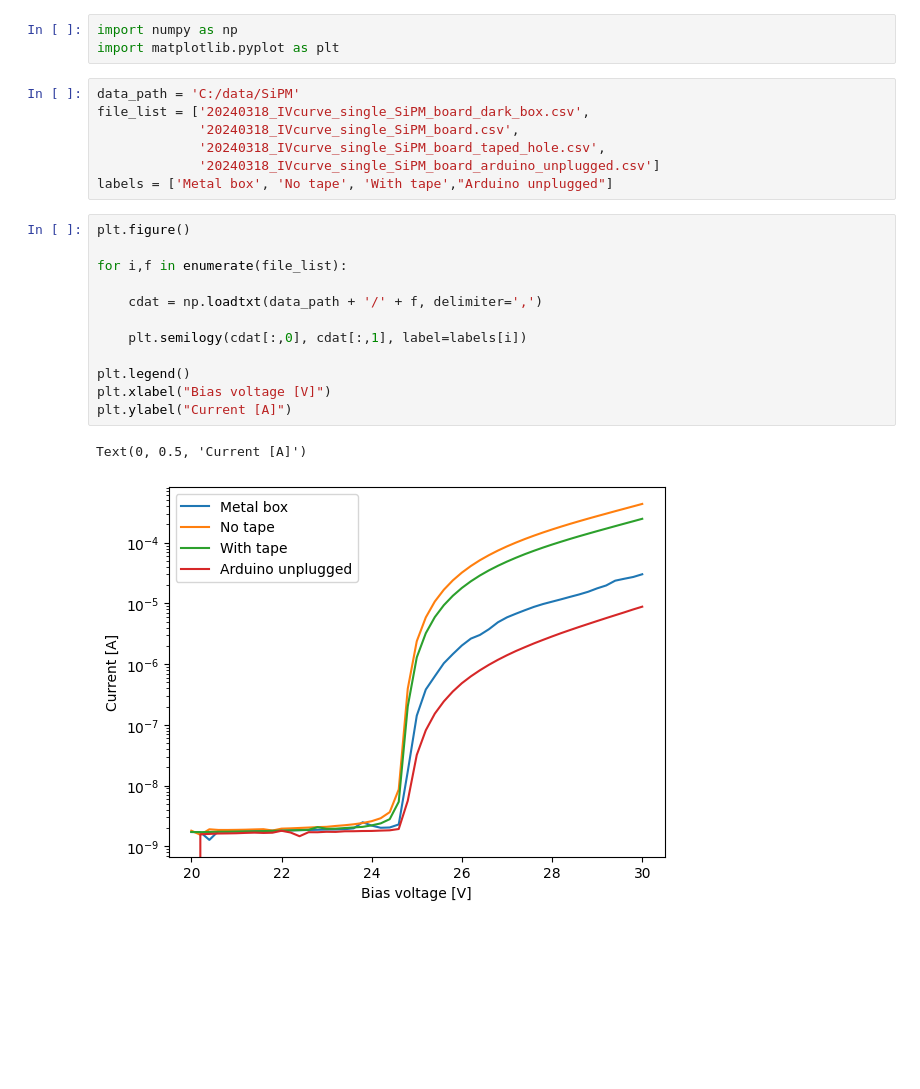
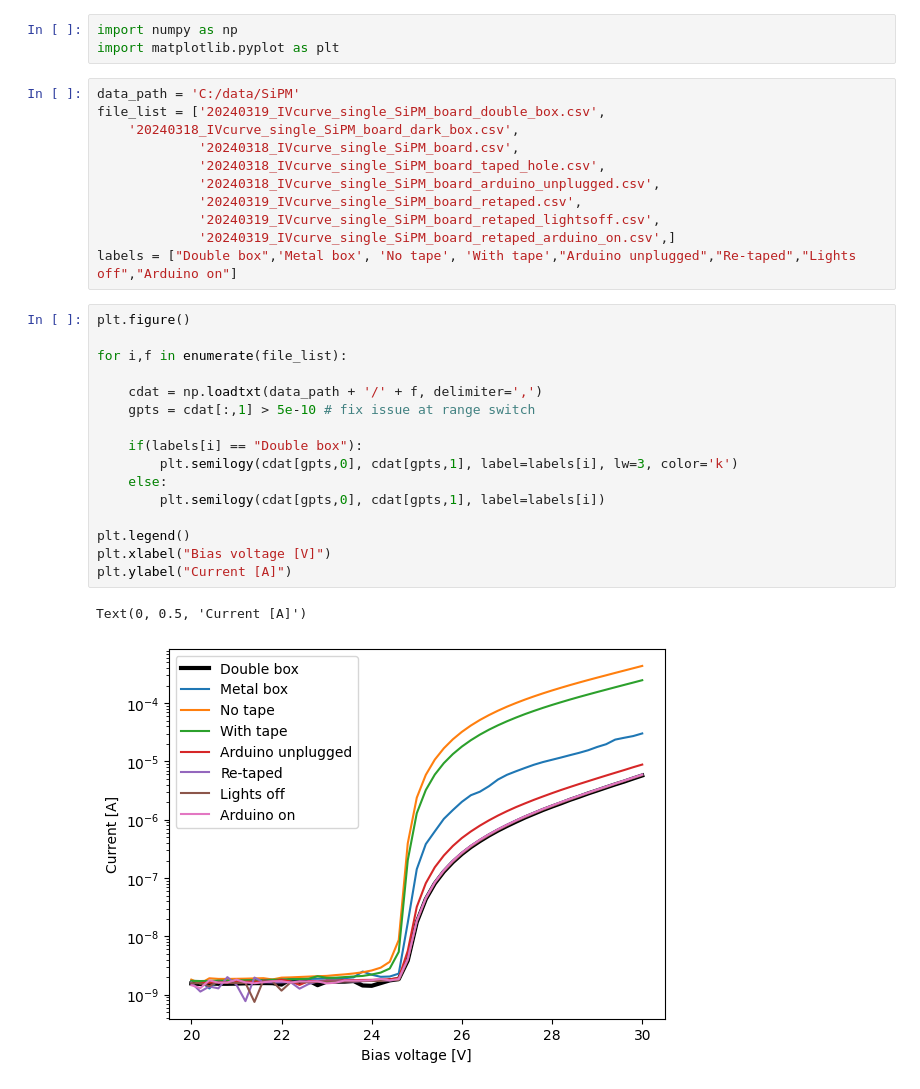
Before and after one commit to Moore-Lab/nanospheres, a Jupyter notebook: SiPMs/IV_curves/analyze_iv.ipynb, the cells around one changed output. Saved outputs shown, nothing was run; the diff lists cells and outputs as text; blank space fills up the shorter version.

Commit message:
updated IV curves

```diff
--- a/SiPMs/IV_curves/analyze_iv.ipynb
+++ b/SiPMs/IV_curves/analyze_iv.ipynb
@@ -3,23 +3,31 @@ import numpy as np
 import matplotlib.pyplot as plt
 # %%
 data_path = 'C:/data/SiPM'
-file_list = ['20240318_IVcurve_single_SiPM_board_dark_box.csv',
+file_list = ['20240319_IVcurve_single_SiPM_board_double_box.csv',
+    '20240318_IVcurve_single_SiPM_board_dark_box.csv',
              '20240318_IVcurve_single_SiPM_board.csv',
              '20240318_IVcurve_single_SiPM_board_taped_hole.csv',
-             '20240318_IVcurve_single_SiPM_board_arduino_unplugged.csv']
-labels = ['Metal box', 'No tape', 'With tape',"Arduino unplugged"]
+             '20240318_IVcurve_single_SiPM_board_arduino_unplugged.csv',
+             '20240319_IVcurve_single_SiPM_board_retaped.csv',
+             '20240319_IVcurve_single_SiPM_board_retaped_lightsoff.csv',
+             '20240319_IVcurve_single_SiPM_board_retaped_arduino_on.csv',]
+labels = ["Double box",'Metal box', 'No tape', 'With tape',"Arduino unplugged","Re-taped","Lights off","Arduino on"]
 # %%
 plt.figure()
 
 for i,f in enumerate(file_list):
 
     cdat = np.loadtxt(data_path + '/' + f, delimiter=',')
+    gpts = cdat[:,1] > 5e-10 # fix issue at range switch
 
-    plt.semilogy(cdat[:,0], cdat[:,1], label=labels[i])
+    if(labels[i] == "Double box"):
+        plt.semilogy(cdat[gpts,0], cdat[gpts,1], label=labels[i], lw=3, color='k')
+    else:
+        plt.semilogy(cdat[gpts,0], cdat[gpts,1], label=labels[i])
 
 plt.legend()
 plt.xlabel("Bias voltage [V]")
 plt.ylabel("Current [A]")
 # %% [output]
 Text(0, 0.5, 'Current [A]')
-[figure, old version]
+[figure, new version]
```
